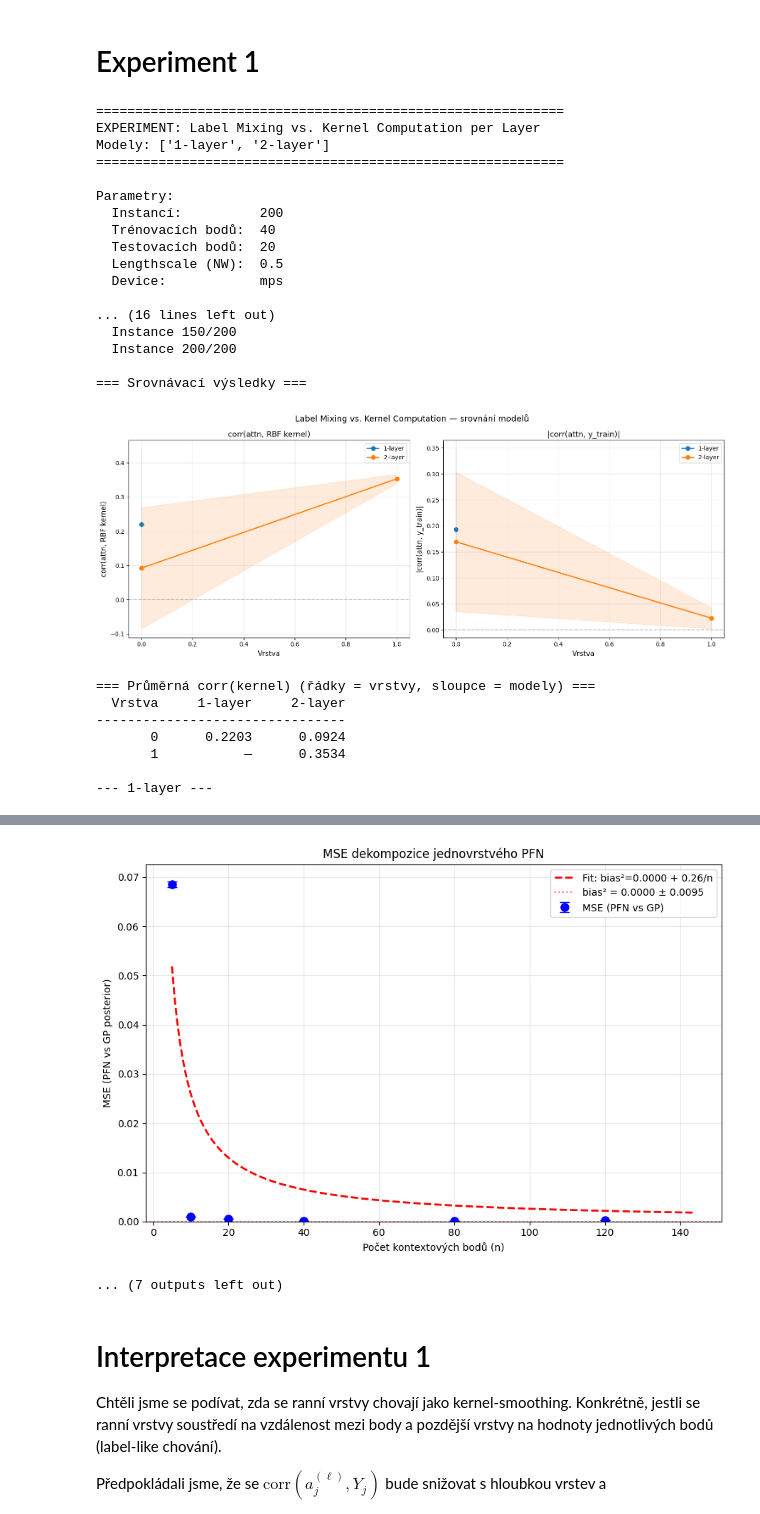
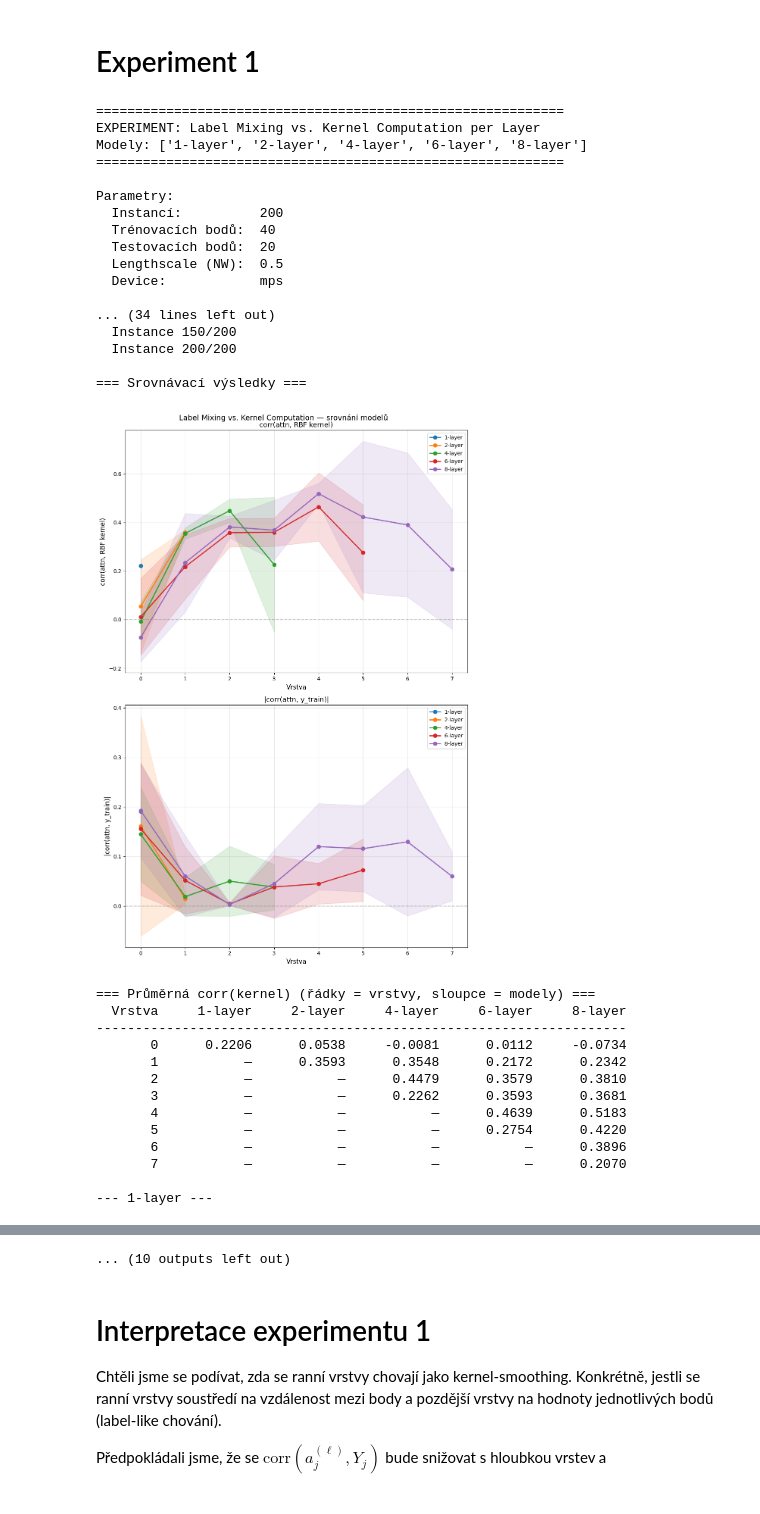
Before and after one commit to gulierus/VU_RG, a Jupyter notebook: experiments/Experiment_1_from_GP2.ipynb, the cells around one changed output, grey strips where cells are left out. Drawn from its saved outputs; the diff is of its cells as text; code cells hidden in the pictures.

```diff
--- a/experiments/Experiment_1_from_GP2.ipynb
+++ b/experiments/Experiment_1_from_GP2.ipynb
@@ -228,6 +228,9 @@ def load_for_inference(checkpoint_path, device='cpu'):
 MODEL_PATHS = {
     "1-layer": os.path.join("models", "pfn_rand_hps_1layer.pth"),
     "2-layer": os.path.join("models", "pfn_rand_hps_2layer.pth"),
+    "4-layer": os.path.join("models", "pfn_rand_hps_4layer.pth"),
+    "6-layer": os.path.join("models", "pfn_rand_hps_6layer.pth"),
+    "8-layer": os.path.join("models", "pfn_rand_hps_8layer.pth"),
 }
 
 print("Načítám modely...")
@@ -787,7 +803,7 @@ def plot_label_mixing_comparison(all_results):
     # Srovnávací plot pro více modelů najednou.
     # all_results: dict { model_name: (corr_kernel, corr_label) }
     colors = plt.cm.tab10.colors
-    fig, axes = plt.subplots(1, 2, figsize=(15, 6))
+    fig, axes = plt.subplots(2, 1, figsize=(10, 12))
 
     for ax_idx, (metric_name, key) in enumerate([
         ("corr(attn, RBF kernel)", "kernel"),
@@ -890,40 +906,46 @@ for model_name, model in MODELS.items():
 print("\n=== Iso-Weight Scatter (vrstva 0) ===")
 for model_name, model in MODELS.items():
     print(f"\n--- {model_name} ---")
     plot_iso_weight_scatter(model, hps, n_context=N_CONTEXT,
                              layer_idx=0, lengthscale=LENGTHSCALE, device=device)
 
 print("\n=== Interpretace ===")
 print("Pokud corr(kernel) roste s hloubkou a |corr(label)| klesá:")
 print("  → Rané vrstvy mísí X a Y, pozdější se specializují na kernel")
 print("Pokud oba jsou ploché:")
 print("  → Žádná specializace, mísení je uniformní přes vrstvy")
 print("Srovnání modelů:")
 print("  → 1-layer: corr(kernel) nízká (Nagler Thm 5.4 — bias nemůže vymizet)")
 print("  → S počtem vrstev by měla narůstat specializace rané → pozdní vrstva")
 # %% [output]
 ============================================================
 EXPERIMENT: Label Mixing vs. Kernel Computation per Layer
-Modely: ['1-layer', '2-layer']
+Modely: ['1-layer', '2-layer', '4-layer', '6-layer', '8-layer']
 ============================================================
 
 Parametry:
   Instancí:          200
   Trénovacích bodů:  40
   Testovacích bodů:  20
   Lengthscale (NW):  0.5
   Device:            mps
 
-... (16 lines left out)
+... (34 lines left out)
   Instance 150/200
   Instance 200/200
 
 === Srovnávací výsledky ===
-[figure, old version]
+[figure, new version]
 === Průměrná corr(kernel) (řádky = vrstvy, sloupce = modely) ===
-  Vrstva     1-layer     2-layer
---------------------------------
-       0      0.2203      0.0924
-       1           —      0.3534
+  Vrstva     1-layer     2-layer     4-layer     6-layer     8-layer
+--------------------------------------------------------------------
+       0      0.2206      0.0538     -0.0081      0.0112     -0.0734
+       1           —      0.3593      0.3548      0.2172      0.2342
+       2           —           —      0.4479      0.3579      0.3810
+       3           —           —      0.2262      0.3593      0.3681
+       4           —           —           —      0.4639      0.5183
+       5           —           —           —      0.2754      0.4220
+       6           —           —           —           —      0.3896
+       7           —           —           —           —      0.2070
 
 --- 1-layer ---
@@ -975,5 +980,4 @@ bias² = 0.005299 ± 0.039087
-[figure, old version]
-... (7 outputs left out)
+... (10 outputs left out)
 # %% [markdown]
 # Interpretace experimentu 1
 
```
Also changed, not shown: parts of 2 cells of this notebook.
